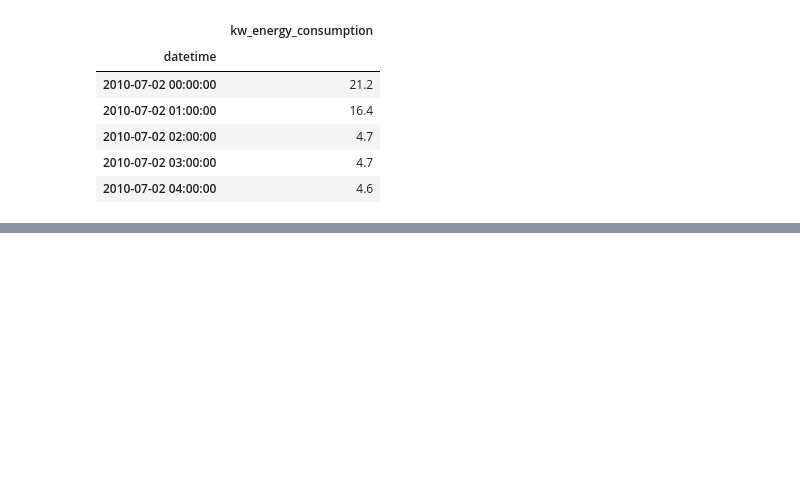
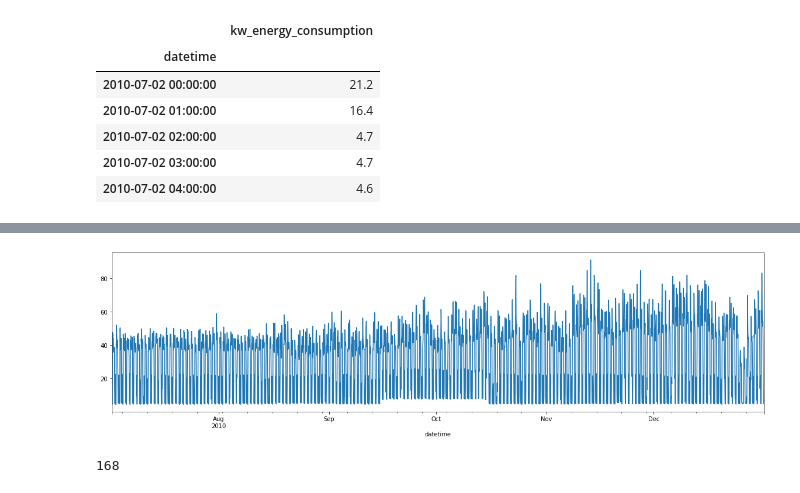
Before and after one commit to Fillipedem/pyanomaly, a Jupyter notebook: 01_timeseries.ipynb, the cells around one changed output, grey strips where cells are left out. Drawn from its saved outputs; the diff is of its cells as text; code cells hidden in the pictures; blank space fills up the shorter version.

```diff
--- a/01_timeseries.ipynb
+++ b/01_timeseries.ipynb
@@ -128 +115,10 @@ Name: kw_energy_consumption, Length: 346, dtype: float64
+# %%
+ts = df['kw_energy_consumption']
+ts.plot(figsize=(20, 5));
+# %% [output]
+[figure, added]
+# %%
+24*7 # Week seasonality 24*7
+# %% [output]
+168
 # %%
```
Also changed, not shown: parts of 5 cells of this notebook, 15 other files.
